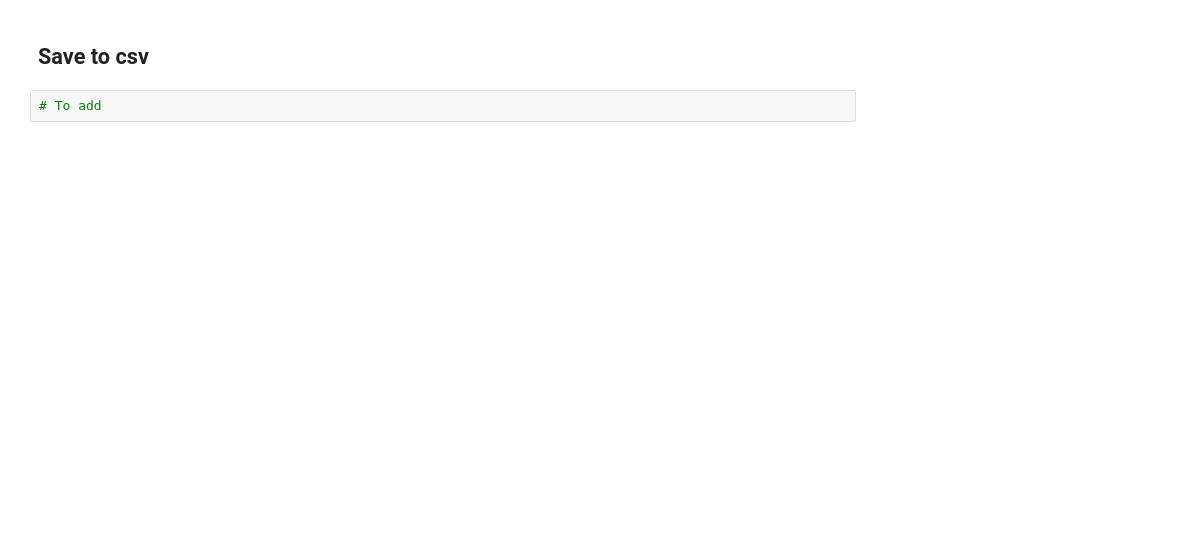
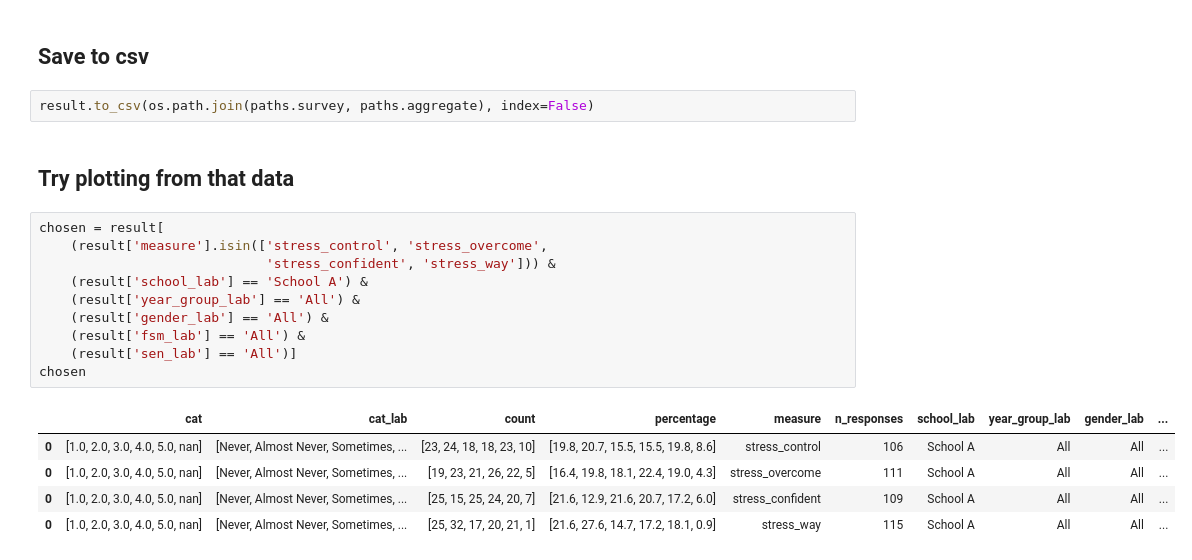
Before and after one commit to kailo-beewell/synthetic_standard_school_dashboards, a Jupyter notebook: create_and_process_data/4_aggregate_responses.ipynb, the cells around one changed output. Saved outputs shown, nothing was run; the diff lists cells and outputs as text; blank space fills up the shorter version.

```diff
--- a/create_and_process_data/4_aggregate_responses.ipynb
+++ b/create_and_process_data/4_aggregate_responses.ipynb
@@ -142,4 +142,22 @@ result
 # %% [markdown]
 ## Save to csv
-# %%
-# To add
+# %%
+result.to_csv(os.path.join(paths.survey, paths.aggregate), index=False)
+# %% [markdown]
+## Try plotting from that data
+# %%
+chosen = result[
+    (result['measure'].isin(['stress_control', 'stress_overcome',
+                             'stress_confident', 'stress_way'])) &
+    (result['school_lab'] == 'School A') &
+    (result['year_group_lab'] == 'All') &
+    (result['gender_lab'] == 'All') &
+    (result['fsm_lab'] == 'All') &
+    (result['sen_lab'] == 'All')]
+chosen
+# %% [output]
+|  | cat | cat_lab | count | percentage | measure | n_responses | school_lab | year_group_lab | gender_lab | ... |
+| 0 | [1.0, 2.0, 3.0, 4.0, 5.0, nan] | [Never, Almost Never, Sometimes, ... | [23, 24, 18, 18, 23, 10] | [19.8, 20.7, 15.5, 15.5, 19.8, 8.6] | stress_control | 106 | School A | All | All | ... |
+| 0 | [1.0, 2.0, 3.0, 4.0, 5.0, nan] | [Never, Almost Never, Sometimes, ... | [19, 23, 21, 26, 22, 5] | [16.4, 19.8, 18.1, 22.4, 19.0, 4.3] | stress_overcome | 111 | School A | All | All | ... |
+| 0 | [1.0, 2.0, 3.0, 4.0, 5.0, nan] | [Never, Almost Never, Sometimes, ... | [25, 15, 25, 24, 20, 7] | [21.6, 12.9, 21.6, 20.7, 17.2, 6.0] | stress_confident | 109 | School A | All | All | ... |
+| 0 | [1.0, 2.0, 3.0, 4.0, 5.0, nan] | [Never, Almost Never, Sometimes, ... | [25, 32, 17, 20, 21, 1] | [21.6, 27.6, 14.7, 17.2, 18.1, 0.9] | stress_way | 115 | School A | All | All | ... |
```
Also changed, not shown: parts of 15 cells of this notebook.
